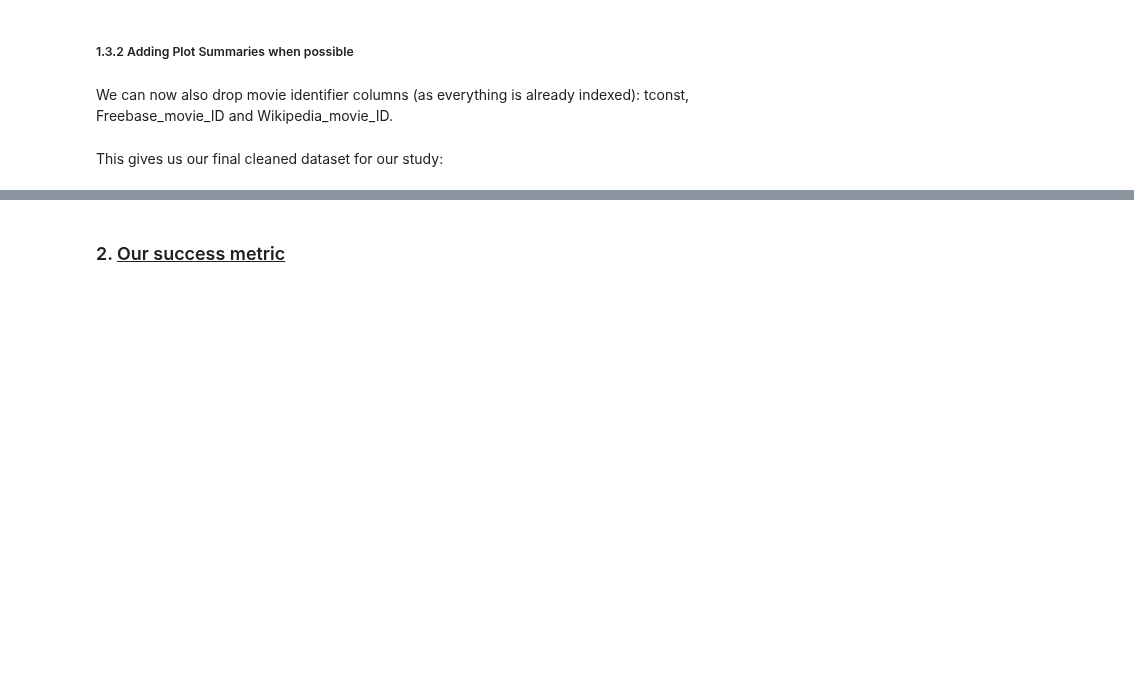
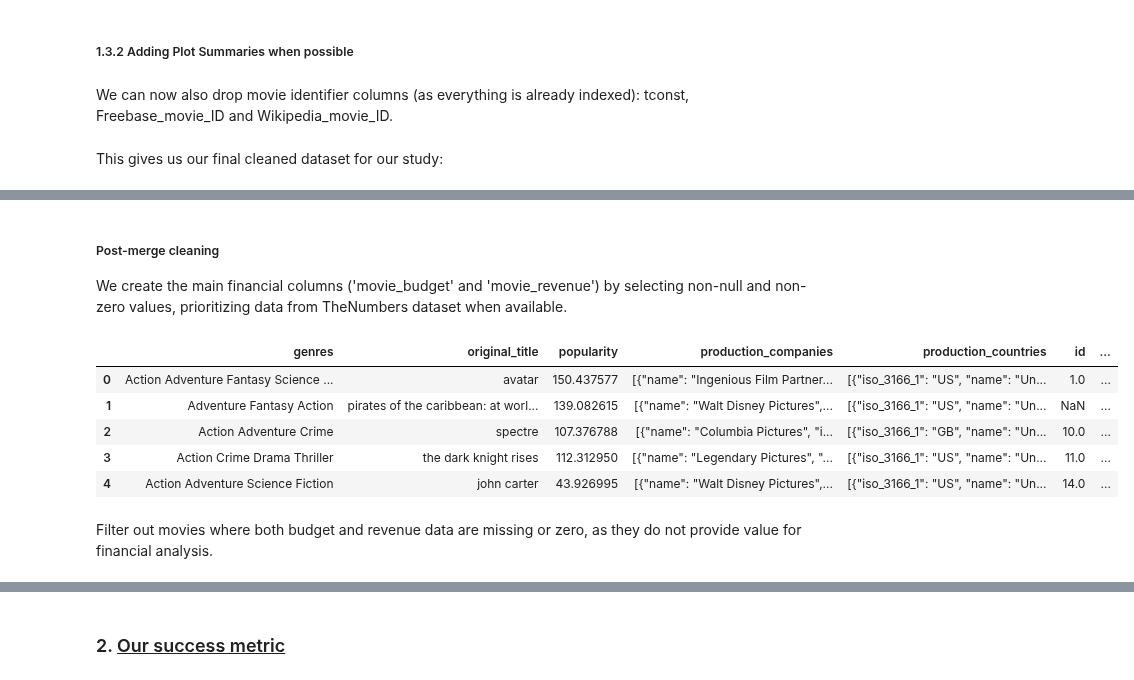
Before and after one commit to epfl-ada/ada-2024-project-kungfupandas24, a Jupyter notebook: results.ipynb, the cells around one changed output, grey strips where cells are left out. Cells and saved outputs as stored; diff of their text form; code cells hidden in the pictures; blank space fills up the shorter version.

```diff
--- a/results.ipynb
+++ b/results.ipynb
@@ -447,0 +530,26 @@ movie_df.head()
+# %% [markdown]
+##### Post-merge cleaning
+
+We create the main financial columns ('movie_budget' and 'movie_revenue') by selecting non-null and non-zero values, prioritizing data from TheNumbers dataset when available.
+# %%
+merged_df['movie_budget'] = np.where((merged_df['production_budget'].notna() & (merged_df['production_budget'] != 0)),
+                                     merged_df['production_budget'],
+                                     merged_df['budget'])
+
+merged_df['movie_revenue'] = np.where((merged_df['worldwide_gross'].notna() & (merged_df['worldwide_gross'] != 0)),
+                                      merged_df['worldwide_gross'],
+                                      merged_df['revenue'])
+
+# Drop the original columns that were merged into new ones
+merged_df.drop(columns=['budget', 'revenue', 'production_budget', 'worldwide_gross', 'movie'], inplace=True)
+
+merged_df.head()
+# %% [output]
+|  | genres | original_title | popularity | production_companies | production_countries | id | ... |
+| 0 | Action Adventure Fantasy Science ... | avatar | 150.437577 | [{"name": "Ingenious Film Partner... | [{"iso_3166_1": "US", "name": "Un... | 1.0 | ... |
+| 1 | Adventure Fantasy Action | pirates of the caribbean: at worl... | 139.082615 | [{"name": "Walt Disney Pictures",... | [{"iso_3166_1": "US", "name": "Un... | NaN | ... |
+| 2 | Action Adventure Crime | spectre | 107.376788 | [{"name": "Columbia Pictures", "i... | [{"iso_3166_1": "GB", "name": "Un... | 10.0 | ... |
+| 3 | Action Crime Drama Thriller | the dark knight rises | 112.312950 | [{"name": "Legendary Pictures", "... | [{"iso_3166_1": "US", "name": "Un... | 11.0 | ... |
+| 4 | Action Adventure Science Fiction | john carter | 43.926995 | [{"name": "Walt Disney Pictures",... | [{"iso_3166_1": "US", "name": "Un... | 14.0 | ... |
+# %% [markdown]
+Filter out movies where both budget and revenue data are missing or zero, as they do not provide value for financial analysis.
```
Also changed, not shown: parts of 21 cells of this notebook.
